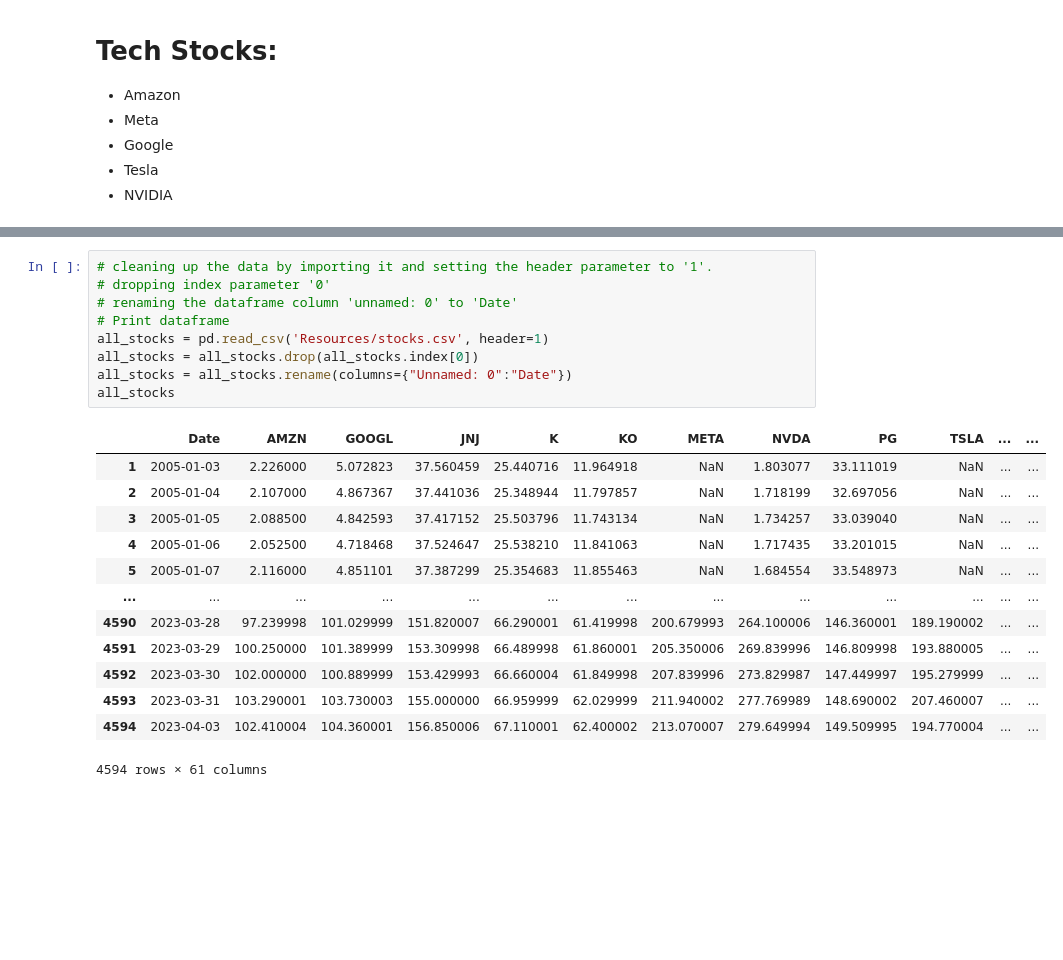
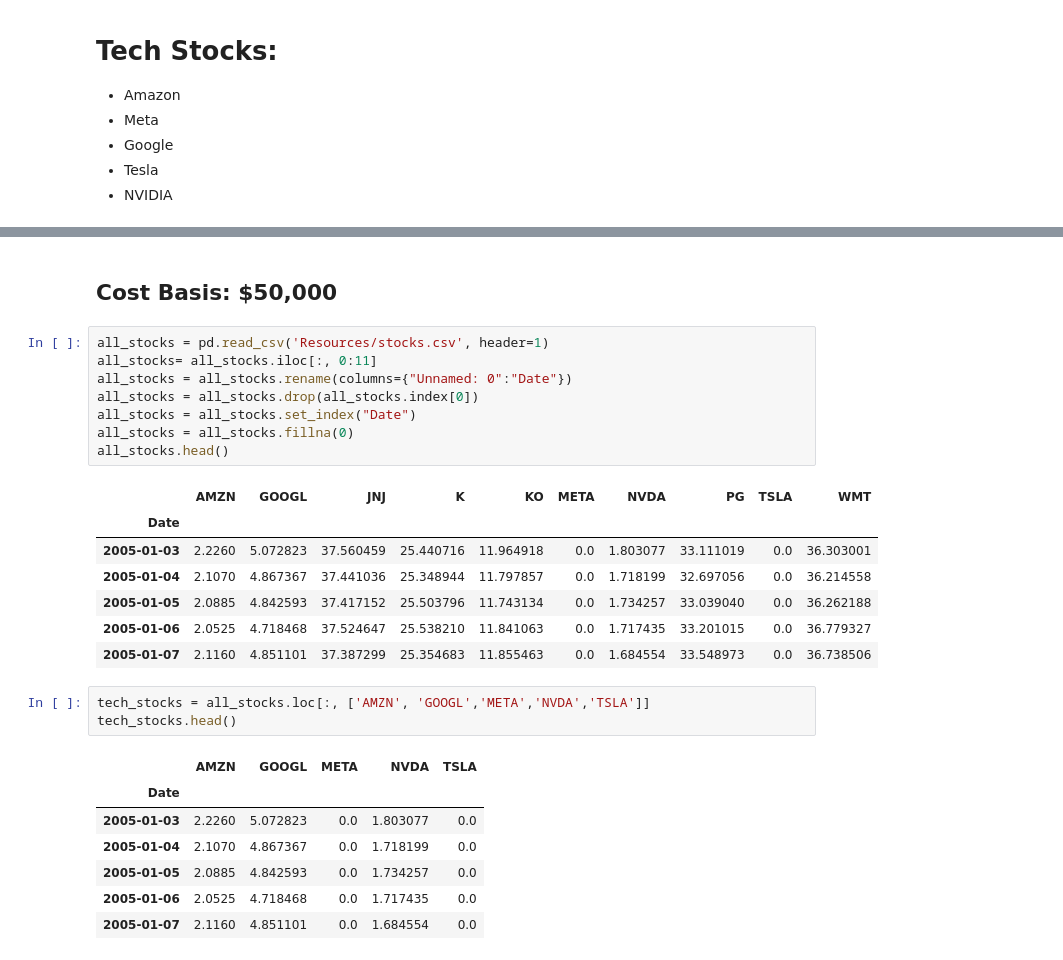
Before and after one commit to reiccv/Project_1_Portfolio_Analysis, a Jupyter notebook: Portfolio_Analysis_Tech_vs_Consumer.ipynb, the cells around one changed output, grey strips where cells are left out. Saved outputs shown, nothing was run; the diff lists cells and outputs as text; blank space fills up the shorter version.

Commit message:
Data Frames completed!
See Tasks in the Markdown

```diff
--- a/Portfolio_Analysis_Tech_vs_Consumer.ipynb
+++ b/Portfolio_Analysis_Tech_vs_Consumer.ipynb
@@ -48,23 +28,29 @@ all_stocks
+# %% [markdown]
+## Cost Basis: $50,000
 # %%
-# cleaning up the data by importing it and setting the header parameter to '1'.
-# dropping index parameter '0'
-# renaming the dataframe column 'unnamed: 0' to 'Date'
-# Print dataframe
 all_stocks = pd.read_csv('Resources/stocks.csv', header=1)
+all_stocks= all_stocks.iloc[:, 0:11]
+all_stocks = all_stocks.rename(columns={"Unnamed: 0":"Date"})
 all_stocks = all_stocks.drop(all_stocks.index[0])
-all_stocks = all_stocks.rename(columns={"Unnamed: 0":"Date"})
-all_stocks
+all_stocks = all_stocks.set_index("Date")
+all_stocks = all_stocks.fillna(0)
+all_stocks.head()
 # %% [output]
-|  | Date | AMZN | GOOGL | JNJ | K | KO | META | NVDA | PG | TSLA | ... | ... |
-| 1 | 2005-01-03 | 2.226000 | 5.072823 | 37.560459 | 25.440716 | 11.964918 | NaN | 1.803077 | 33.111019 | NaN | ... | ... |
-| 2 | 2005-01-04 | 2.107000 | 4.867367 | 37.441036 | 25.348944 | 11.797857 | NaN | 1.718199 | 32.697056 | NaN | ... | ... |
-| 3 | 2005-01-05 | 2.088500 | 4.842593 | 37.417152 | 25.503796 | 11.743134 | NaN | 1.734257 | 33.039040 | NaN | ... | ... |
-| 4 | 2005-01-06 | 2.052500 | 4.718468 | 37.524647 | 25.538210 | 11.841063 | NaN | 1.717435 | 33.201015 | NaN | ... | ... |
-| 5 | 2005-01-07 | 2.116000 | 4.851101 | 37.387299 | 25.354683 | 11.855463 | NaN | 1.684554 | 33.548973 | NaN | ... | ... |
-| ... | ... | ... | ... | ... | ... | ... | ... | ... | ... | ... | ... | ... |
-| 4590 | 2023-03-28 | 97.239998 | 101.029999 | 151.820007 | 66.290001 | 61.419998 | 200.679993 | 264.100006 | 146.360001 | 189.190002 | ... | ... |
-| 4591 | 2023-03-29 | 100.250000 | 101.389999 | 153.309998 | 66.489998 | 61.860001 | 205.350006 | 269.839996 | 146.809998 | 193.880005 | ... | ... |
-| 4592 | 2023-03-30 | 102.000000 | 100.889999 | 153.429993 | 66.660004 | 61.849998 | 207.839996 | 273.829987 | 147.449997 | 195.279999 | ... | ... |
-| 4593 | 2023-03-31 | 103.290001 | 103.730003 | 155.000000 | 66.959999 | 62.029999 | 211.940002 | 277.769989 | 148.690002 | 207.460007 | ... | ... |
-| 4594 | 2023-04-03 | 102.410004 | 104.360001 | 156.850006 | 67.110001 | 62.400002 | 213.070007 | 279.649994 | 149.509995 | 194.770004 | ... | ... |
+|  | AMZN | GOOGL | JNJ | K | KO | META | NVDA | PG | TSLA | WMT |
+| Date |  |  |  |  |  |  |  |  |  |  |
+| 2005-01-03 | 2.2260 | 5.072823 | 37.560459 | 25.440716 | 11.964918 | 0.0 | 1.803077 | 33.111019 | 0.0 | 36.303001 |
+| 2005-01-04 | 2.1070 | 4.867367 | 37.441036 | 25.348944 | 11.797857 | 0.0 | 1.718199 | 32.697056 | 0.0 | 36.214558 |
+| 2005-01-05 | 2.0885 | 4.842593 | 37.417152 | 25.503796 | 11.743134 | 0.0 | 1.734257 | 33.039040 | 0.0 | 36.262188 |
+| 2005-01-06 | 2.0525 | 4.718468 | 37.524647 | 25.538210 | 11.841063 | 0.0 | 1.717435 | 33.201015 | 0.0 | 36.779327 |
+| 2005-01-07 | 2.1160 | 4.851101 | 37.387299 | 25.354683 | 11.855463 | 0.0 | 1.684554 | 33.548973 | 0.0 | 36.738506 |
-4594 rows × 61 columns
+# %%
+tech_stocks = all_stocks.loc[:, ['AMZN', 'GOOGL','META','NVDA','TSLA']]
+tech_stocks.head()
+# %% [output]
+|  | AMZN | GOOGL | META | NVDA | TSLA |
+| Date |  |  |  |  |  |
+| 2005-01-03 | 2.2260 | 5.072823 | 0.0 | 1.803077 | 0.0 |
+| 2005-01-04 | 2.1070 | 4.867367 | 0.0 | 1.718199 | 0.0 |
+| 2005-01-05 | 2.0885 | 4.842593 | 0.0 | 1.734257 | 0.0 |
+| 2005-01-06 | 2.0525 | 4.718468 | 0.0 | 1.717435 | 0.0 |
+| 2005-01-07 | 2.1160 | 4.851101 | 0.0 | 1.684554 | 0.0 |
```
Also changed, not shown: parts of 10 cells of this notebook.
